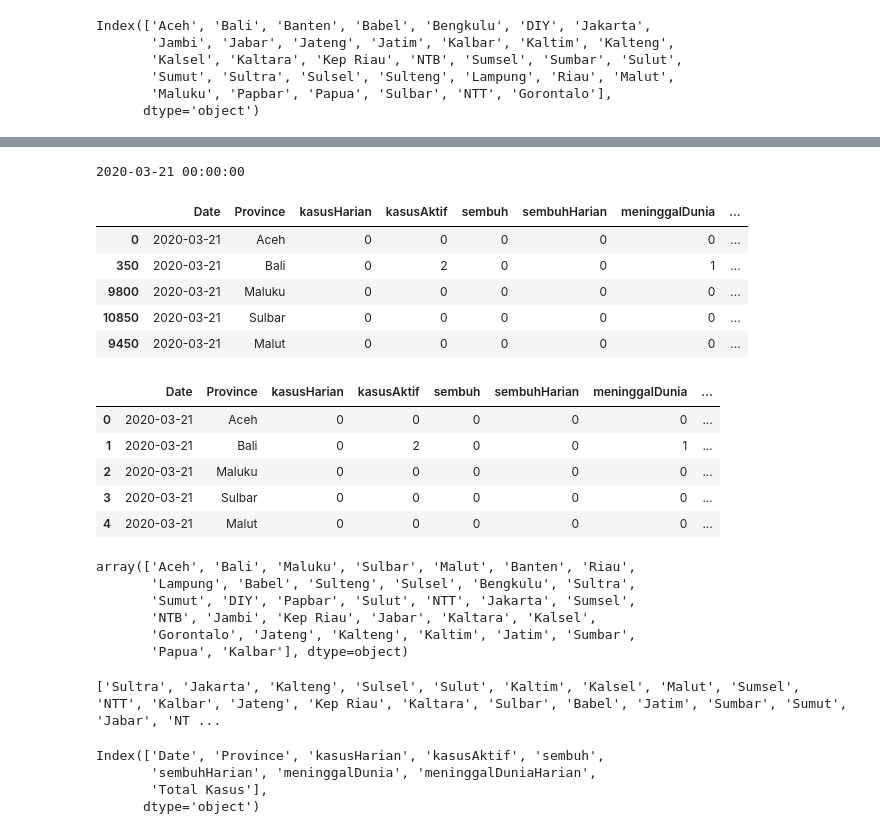
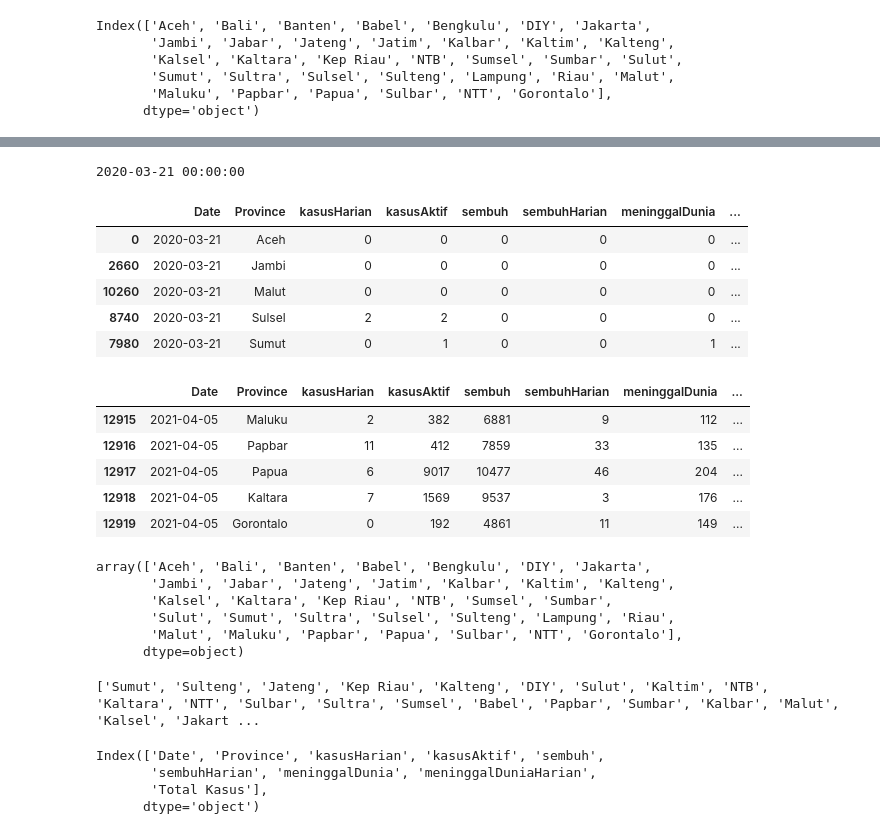
Before and after one commit to Svensone/bali-covid-app, a Jupyter notebook: data/transformKawalData.ipynb, the cells around one changed output, grey strips where cells are left out. Drawn from its saved outputs; the diff is of its cells as text; code cells hidden in the pictures.

```diff
--- a/data/transformKawalData.ipynb
+++ b/data/transformKawalData.ipynb
@@ -16,7 +11,7 @@
 import pandas as pd
 import numpy as np
 # %%
-df = pd.read_excel('kawalcovid19_Indo_Data.xlsx', sheet_name="Timeline")
-df.head()
+df = pd.read_excel('kawalcovid19_2021.04.09.xlsx', sheet_name="Timeline")
+df.tail()
 # %% [output]
 |  | Total Kasus | Aceh | Bali | Banten | Babel | Bengkulu | DIY | Jakarta | Jambi | Jabar | ... |
@@ -162,31 +165,30 @@ df_total.head()
 2020-03-21 00:00:00
 |  | Date | Province | kasusHarian | kasusAktif | sembuh | sembuhHarian | meninggalDunia | ... |
 | 0 | 2020-03-21 | Aceh | 0 | 0 | 0 | 0 | 0 | ... |
-| 350 | 2020-03-21 | Bali | 0 | 2 | 0 | 0 | 1 | ... |
-| 9800 | 2020-03-21 | Maluku | 0 | 0 | 0 | 0 | 0 | ... |
-| 10850 | 2020-03-21 | Sulbar | 0 | 0 | 0 | 0 | 0 | ... |
-| 9450 | 2020-03-21 | Malut | 0 | 0 | 0 | 0 | 0 | ... |
+| 2660 | 2020-03-21 | Jambi | 0 | 0 | 0 | 0 | 0 | ... |
+| 10260 | 2020-03-21 | Malut | 0 | 0 | 0 | 0 | 0 | ... |
+| 8740 | 2020-03-21 | Sulsel | 2 | 2 | 0 | 0 | 0 | ... |
+| 7980 | 2020-03-21 | Sumut | 0 | 1 | 0 | 0 | 1 | ... |
 # %%
-
 # merge with total Kasus df from before
 df_total = pd.merge(df_total, df_totKasus1, on=['Date', 'Province'])
-df_total.head()
+df_total.tail()
 # %% [output]
 |  | Date | Province | kasusHarian | kasusAktif | sembuh | sembuhHarian | meninggalDunia | ... |
-| 0 | 2020-03-21 | Aceh | 0 | 0 | 0 | 0 | 0 | ... |
-| 1 | 2020-03-21 | Bali | 0 | 2 | 0 | 0 | 1 | ... |
-| 2 | 2020-03-21 | Maluku | 0 | 0 | 0 | 0 | 0 | ... |
-| 3 | 2020-03-21 | Sulbar | 0 | 0 | 0 | 0 | 0 | ... |
-| 4 | 2020-03-21 | Malut | 0 | 0 | 0 | 0 | 0 | ... |
+| 12915 | 2021-04-05 | Maluku | 2 | 382 | 6881 | 9 | 112 | ... |
+| 12916 | 2021-04-05 | Papbar | 11 | 412 | 7859 | 33 | 135 | ... |
+| 12917 | 2021-04-05 | Papua | 6 | 9017 | 10477 | 46 | 204 | ... |
+| 12918 | 2021-04-05 | Kaltara | 7 | 1569 | 9537 | 3 | 176 | ... |
+| 12919 | 2021-04-05 | Gorontalo | 0 | 192 | 4861 | 11 | 149 | ... |
 # %%
 df_total['Province'].unique()
 # %% [output]
-array(['Aceh', 'Bali', 'Maluku', 'Sulbar', 'Malut', 'Banten', 'Riau',
-       'Lampung', 'Babel', 'Sulteng', 'Sulsel', 'Bengkulu', 'Sultra',
-       'Sumut', 'DIY', 'Papbar', 'Sulut', 'NTT', 'Jakarta', 'Sumsel',
-       'NTB', 'Jambi', 'Kep Riau', 'Jabar', 'Kaltara', 'Kalsel',
-       'Gorontalo', 'Jateng', 'Kalteng', 'Kaltim', 'Jatim', 'Sumbar',
-       'Papua', 'Kalbar'], dtype=object)
+array(['Aceh', 'Bali', 'Banten', 'Babel', 'Bengkulu', 'DIY', 'Jakarta',
+       'Jambi', 'Jabar', 'Jateng', 'Jatim', 'Kalbar', 'Kaltim', 'Kalteng',
+       'Kalsel', 'Kaltara', 'Kep Riau', 'NTB', 'Sumsel', 'Sumbar',
+       'Sulut', 'Sumut', 'Sultra', 'Sulsel', 'Sulteng', 'Lampung', 'Riau',
+       'Malut', 'Maluku', 'Papbar', 'Papua', 'Sulbar', 'NTT', 'Gorontalo'],
+      dtype=object)
 # %%
 # adjust Province Names
 indo_slang_prov_names = ['Aceh', 'Bali', 'Maluku', 'Sulbar', 'Malut', 'Banten', 'Riau',
@@ -238,7 +240,7 @@ df_total = df_total.replace({'Sulteng': 'Sulawesi Tengah'})
 df_total = df_total.replace({'Papbar': 'Papua'})
 df_total = df_total.replace({'Jakarta': 'Jakarta Raya'})
 # %% [output]
-['Sultra', 'Jakarta', 'Kalteng', 'Sulsel', 'Sulut', 'Kaltim', 'Kalsel', 'Malut', 'Sumsel', 'NTT', 'Kalbar', 'Jateng', 'Kep Riau', 'Kaltara', 'Sulbar', 'Babel', 'Jatim', 'Sumbar', 'Sumut', 'Jabar', 'NT ...
+['Sumut', 'Sulteng', 'Jateng', 'Kep Riau', 'Kalteng', 'DIY', 'Sulut', 'Kaltim', 'NTB', 'Kaltara', 'NTT', 'Sulbar', 'Sultra', 'Sumsel', 'Babel', 'Papbar', 'Sumbar', 'Kalbar', 'Malut', 'Kalsel', 'Jakart ...
 # %%
 df_total.columns
 # %% [output]
```
Also changed, not shown: parts of 18 cells of this notebook, 5 other files.
